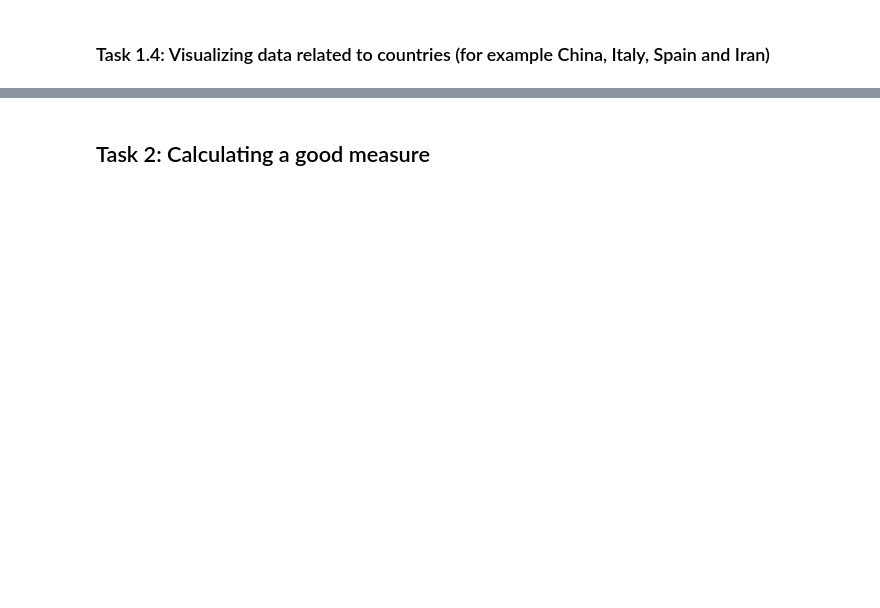
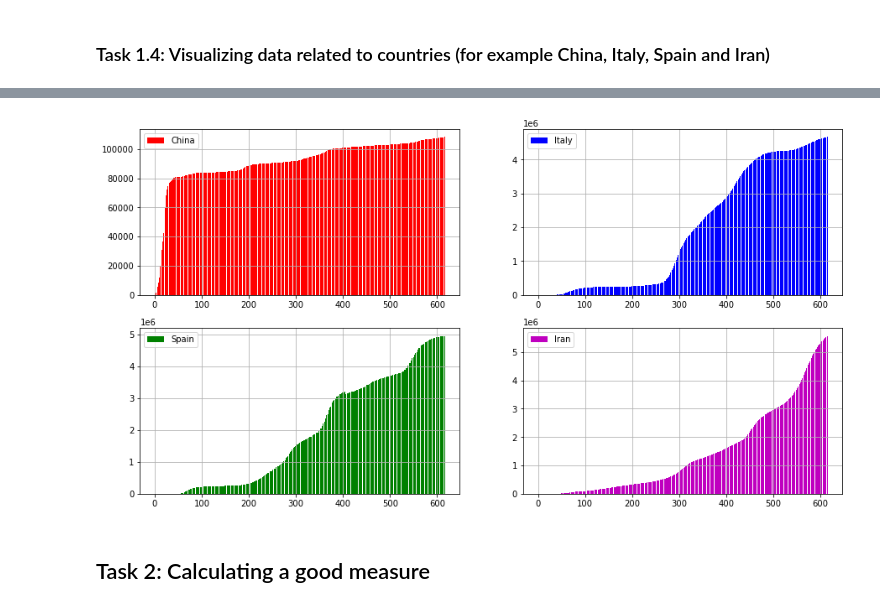
Before and after one commit to saeed-saffari/UT-workshop-sum2021, a Jupyter notebook: Lecture/8. Project 01 - Covid19 confirmed cases.ipynb, the cells around one changed output, grey strips where cells are left out. Saved outputs shown, nothing was run; the diff lists cells and outputs as text; code cells hidden in the pictures; blank space fills up the shorter version.

```diff
--- a/Lecture/8. Project 01 - Covid19 confirmed cases.ipynb
+++ b/Lecture/8. Project 01 - Covid19 confirmed cases.ipynb
@@ -17,2 +154,28 @@
+# %%
+plt.figure(figsize=(15,8))
+
+plt.subplot(2,2,1)
+plt.bar(range(0,617), corona_dataset_aggregated.loc['China'], color = 'r' ,label = 'China')
+plt.grid()
+plt.legend()
+
+plt.subplot(2,2,2)
+plt.bar(range(0,617), corona_dataset_aggregated.loc['Italy'], color = 'b', label = 'Italy')
+plt.grid()
+plt.legend()
+
+plt.subplot(2,2,3)
+plt.bar(range(0,617), corona_dataset_aggregated.loc['Spain'], color = 'g', label = 'Spain')
+plt.grid()
+plt.legend()
+
+plt.subplot(2,2,4)
+plt.bar(range(0,617), corona_dataset_aggregated.loc['Iran'], color = 'm', label = 'Iran')
+plt.grid()
+plt.legend()
+
+plt.show()
+# %% [output]
+[figure, added]
 # %% [markdown]
 ## Task 2: Calculating a good measure
```
Also changed, not shown: parts of 59 cells of this notebook.
